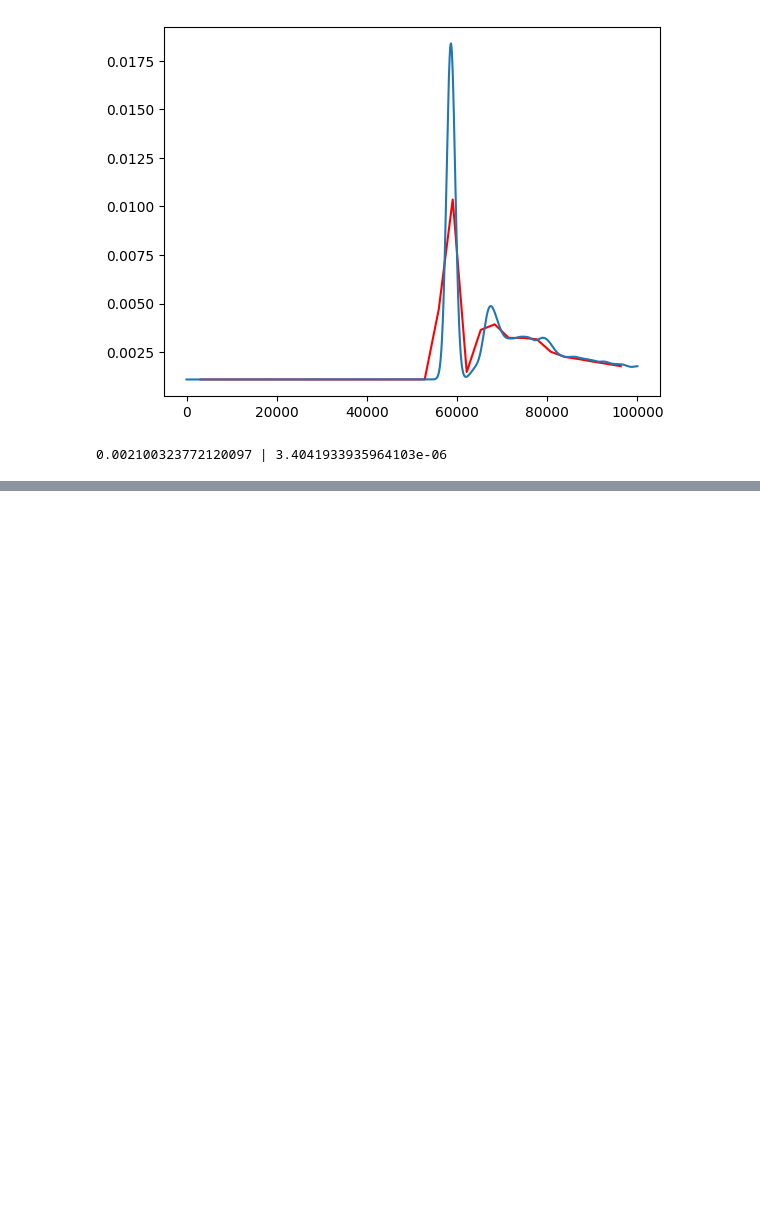
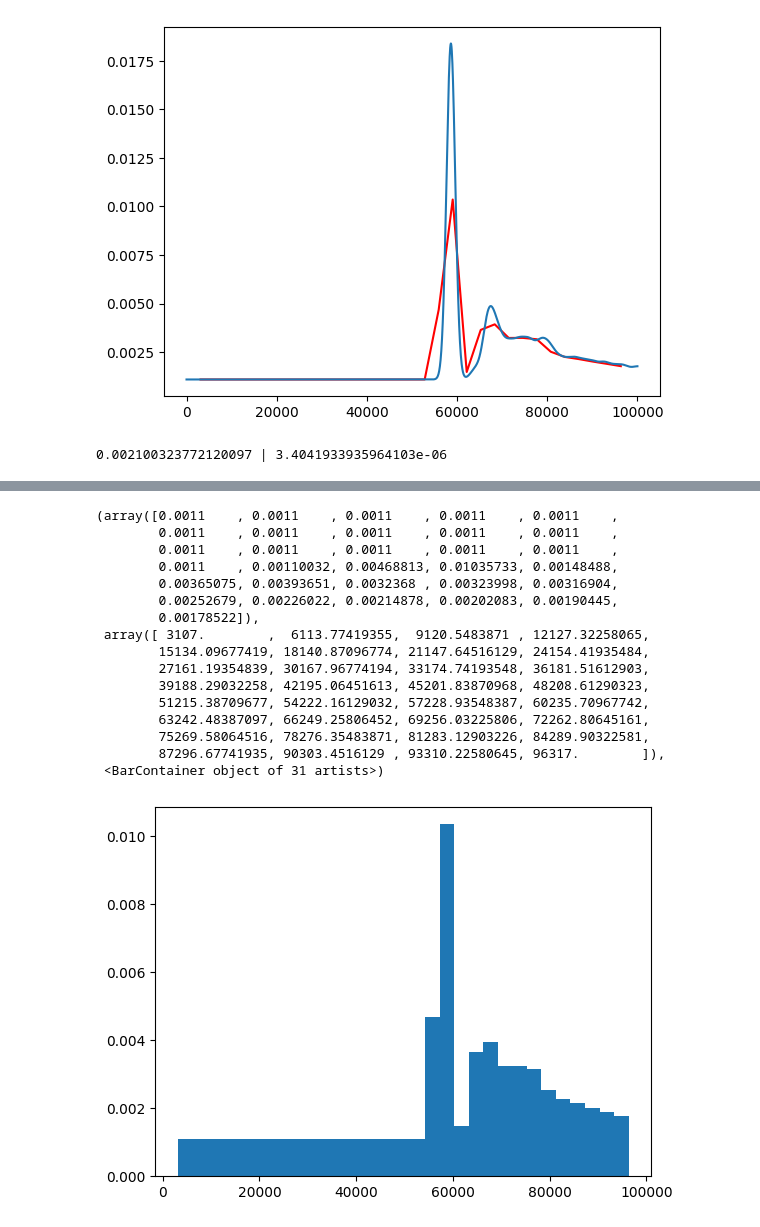
Before and after one commit to elcosas/SPAD_Regression_Research, a Jupyter notebook: notebooks/Testing.ipynb, the cells around one changed output, grey strips where cells are left out. Drawn from its saved outputs; the diff is of its cells as text; code cells hidden in the pictures; blank space fills up the shorter version.

Commit message:
generated proper histogram for transient dataset

```diff
--- a/notebooks/Testing.ipynb
+++ b/notebooks/Testing.ipynb
@@ -94,3 +86,16 @@ else:
     print(f'{mean(tr1s)} | {variance(tr1s)}')
 # %% [output]
 0.002100323772120097 | 3.4041933935964103e-06
+# %%
+import numpy as np
+import matplotlib.pyplot as plt
+import seaborn as sns
+
+bounds = np.load('../proprietary/edh_boundaries.npy')
+transients = np.load('../proprietary/transients_interp.npy')
+
+# Get avg transient value for each bucket
+tr1 = np.array([np.mean(arr) for arr in np.array_split(transients[0, :], 31)])
+# split timestamps into 31 buckets
+bd1 = np.arange(0, np.max(bounds[0, :]), np.max(bounds[0, :]) // 31)[1:]
+bd1, tr1
@@ -96,0 +114,20 @@ else:
+# %%
+plt.hist(bd1, bins=len(bd1), weights=tr1)
+# %% [output]
+(array([0.0011    , 0.0011    , 0.0011    , 0.0011    , 0.0011    ,
+        0.0011    , 0.0011    , 0.0011    , 0.0011    , 0.0011    ,
+        0.0011    , 0.0011    , 0.0011    , 0.0011    , 0.0011    ,
+        0.0011    , 0.00110032, 0.00468813, 0.01035733, 0.00148488,
+        0.00365075, 0.00393651, 0.0032368 , 0.00323998, 0.00316904,
+        0.00252679, 0.00226022, 0.00214878, 0.00202083, 0.00190445,
+        0.00178522]),
+ array([ 3107.        ,  6113.77419355,  9120.5483871 , 12127.32258065,
+        15134.09677419, 18140.87096774, 21147.64516129, 24154.41935484,
+        27161.19354839, 30167.96774194, 33174.74193548, 36181.51612903,
+        39188.29032258, 42195.06451613, 45201.83870968, 48208.61290323,
+        51215.38709677, 54222.16129032, 57228.93548387, 60235.70967742,
+        63242.48387097, 66249.25806452, 69256.03225806, 72262.80645161,
+        75269.58064516, 78276.35483871, 81283.12903226, 84289.90322581,
+        87296.67741935, 90303.4516129 , 93310.22580645, 96317.        ]),
+ <BarContainer object of 31 artists>)
+[figure, added]
```
Also changed, not shown: parts of 2 cells of this notebook.
